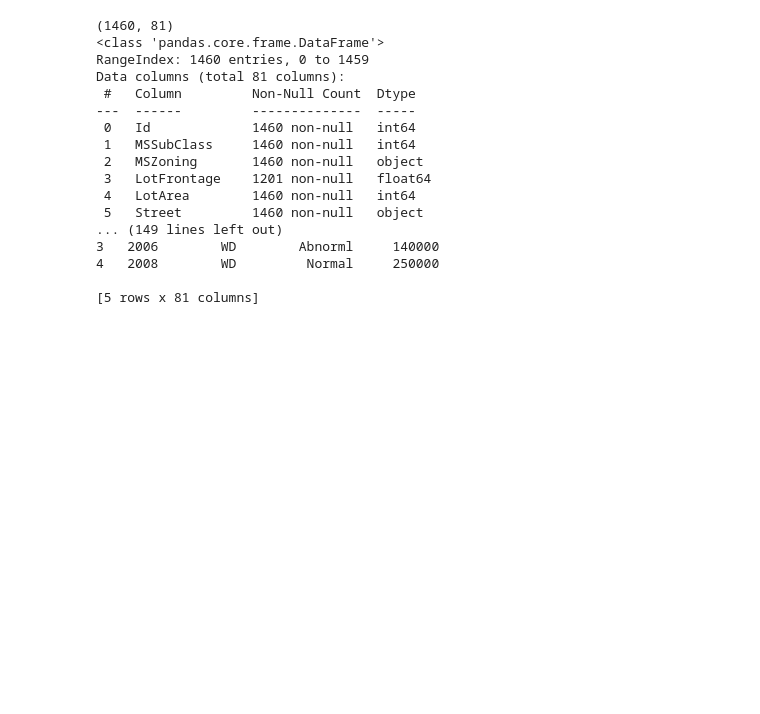
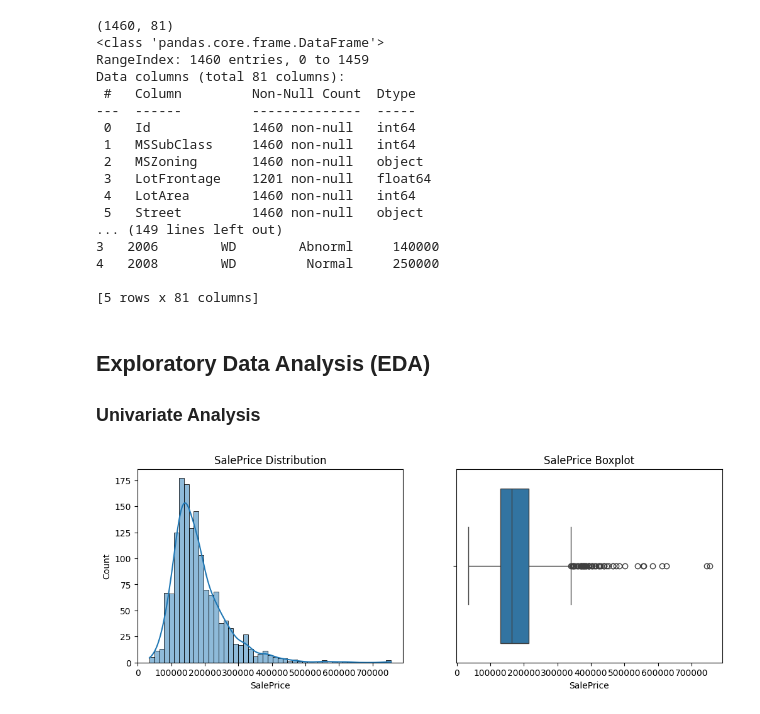
Before and after one commit to UDynamic/ML-Engineering-job-Prep, a Jupyter notebook: projects/01-classic-ml-pipeline/notebooks/01_eda.ipynb, the cells around one changed output. Drawn from its saved outputs; the diff is of its cells as text; code cells hidden in the pictures; blank space fills up the shorter version.

```diff
--- a/projects/01-classic-ml-pipeline/notebooks/01_eda.ipynb
+++ b/projects/01-classic-ml-pipeline/notebooks/01_eda.ipynb
@@ -31,3 +31,16 @@ Data columns (total 81 columns):
 4   2008        WD         Normal     250000
 
 [5 rows x 81 columns]
+# %% [markdown]
+## Exploratory Data Analysis (EDA)
+
+### Univariate Analysis
+# %%
+fig, ax = plt.subplots(1, 2, figsize=(12, 4))
+sns.histplot(train['SalePrice'], kde=True, ax=ax[0])
+ax[0].set_title('SalePrice Distribution')
+sns.boxplot(x=train['SalePrice'], ax=ax[1])
+ax[1].set_title('SalePrice Boxplot')
+plt.savefig('../reports/figures/target_dist.png')
+# %% [output]
+[figure, added]
```
Also changed, not shown: parts of 22 cells of this notebook, 5 other files.
